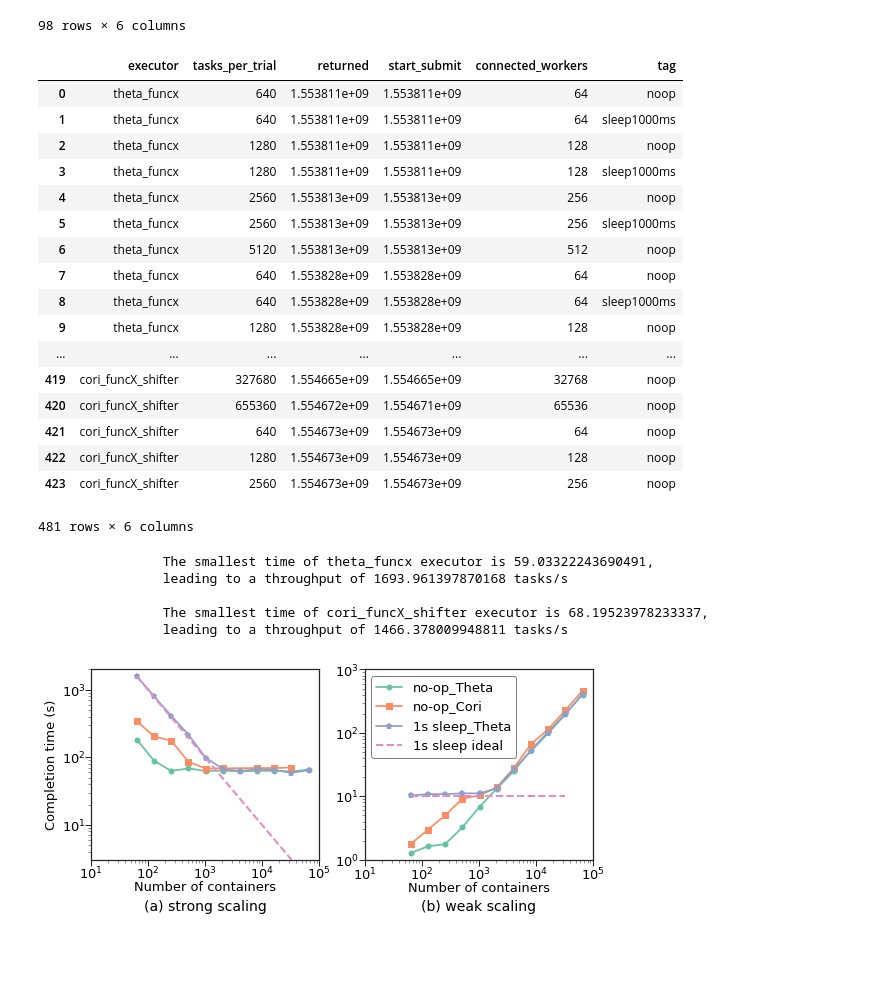
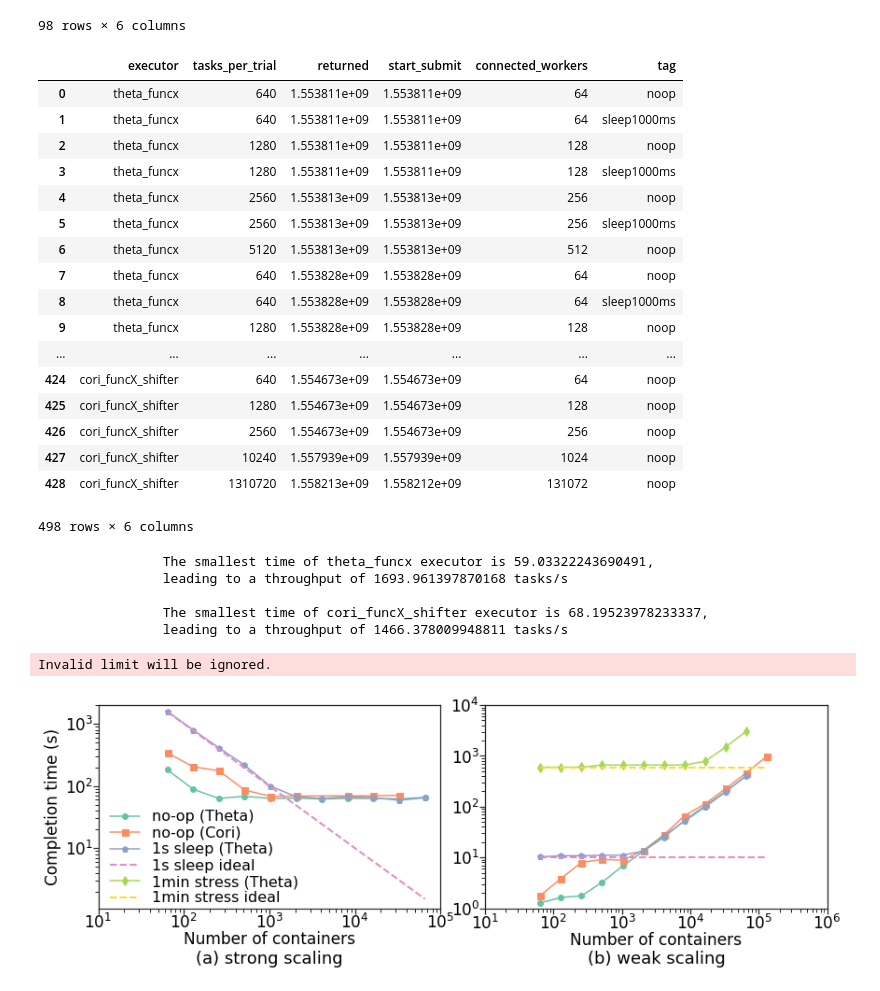
Before and after one commit to ZhuozhaoLi/sc-funcx-eval, a Jupyter notebook: notebooks/strong-weak.ipynb, the cells around one changed output. Drawn from its saved outputs; the diff is of its cells as text; code cells hidden in the pictures; blank space fills up the shorter version.

Commit message:
update strong weak notebook

```diff
--- a/notebooks/strong-weak.ipynb
+++ b/notebooks/strong-weak.ipynb
@@ -20,8 +20,8 @@ def get_dataframes(query, databases):
 # %%
 query = 'select executor, tasks_per_trial, returned, start_submit, connected_workers, tag from tasks'
 strong_databases = [
-             '../funcx/theta/strong-scaling/data.db',
-             'strong_data.db'
+             '../theta-scaling/strong-scaling/data.db',
+            'strong_data.db'
              ]
 strong_tasks = get_dataframes(query, strong_databases)
 strong_tasks
@@ -46,8 +46,8 @@ strong_tasks
 98 rows × 6 columns
 # %%
 weak_databases = [
-            '../funcx/theta/weak-scaling/data.db',
-            'weak_data.db'
+            '../theta-scaling/weak-scaling/data.db',
+            '../cori/weak-scaling/data.db'
             ]
 weak_tasks = get_dataframes(query, weak_databases)
 weak_tasks
@@ -64,12 +64,12 @@ weak_tasks
 | 8 | theta_funcx | 640 | 1.553828e+09 | 1.553828e+09 | 64 | sleep1000ms |
 | 9 | theta_funcx | 1280 | 1.553828e+09 | 1.553828e+09 | 128 | noop |
 | ... | ... | ... | ... | ... | ... | ... |
-| 419 | cori_funcX_shifter | 327680 | 1.554665e+09 | 1.554665e+09 | 32768 | noop |
-| 420 | cori_funcX_shifter | 655360 | 1.554672e+09 | 1.554671e+09 | 65536 | noop |
-| 421 | cori_funcX_shifter | 640 | 1.554673e+09 | 1.554673e+09 | 64 | noop |
-| 422 | cori_funcX_shifter | 1280 | 1.554673e+09 | 1.554673e+09 | 128 | noop |
-| 423 | cori_funcX_shifter | 2560 | 1.554673e+09 | 1.554673e+09 | 256 | noop |
+| 424 | cori_funcX_shifter | 640 | 1.554673e+09 | 1.554673e+09 | 64 | noop |
+| 425 | cori_funcX_shifter | 1280 | 1.554673e+09 | 1.554673e+09 | 128 | noop |
+| 426 | cori_funcX_shifter | 2560 | 1.554673e+09 | 1.554673e+09 | 256 | noop |
+| 427 | cori_funcX_shifter | 10240 | 1.557939e+09 | 1.557939e+09 | 1024 | noop |
+| 428 | cori_funcX_shifter | 1310720 | 1.558213e+09 | 1.558212e+09 | 131072 | noop |
-481 rows × 6 columns
+498 rows × 6 columns
 # %%
 strong_tasks['completion time'] = strong_tasks['returned'] - strong_tasks['start_submit']
 strong_tasks.head()
@@ -86,11 +86,11 @@ labels = {
 }
 
 executor_labels = {
-    'theta_funcx': 'FuncX',
-    'cori_funcX_shifter': 'cori_funcX_shifter'
+    'theta_funcx': 'Theta',
+    'cori_funcX_shifter': 'Cori'
 }
 tasks_per_trial = 100000
-fig, axes = plt.subplots(1, 2, figsize=(9,3.5))
+fig, axes = plt.subplots(1, 2, figsize=(14,4))
 
 #strong scaling
 ax = axes[0]
@@ -109,6 +109,8 @@ for i, (tag, label) in enumerate(labels.items()):
                 (strong_tasks['tasks_per_trial'] == tasks_per_trial) & \
                 (strong_tasks['executor'] == executor) & \
                 (strong_tasks['connected_workers'] <= 65536)
+        if executor == 'cori_funcX_shifter':
+            cuts = cuts & (strong_tasks['connected_workers'] <= 32768)
         df = strong_tasks[cuts][['connected_workers', 'completion time']]
         if len(df) == 0: continue
         if tag == 'noop':
@@ -124,12 +126,12 @@ for i, (tag, label) in enumerate(labels.items()):
             means.plot('connected_workers', 'completion time',
                        marker=markers[i*2+j], ms=marker_sizes[i*2+j], logy=True, logx=True,
                        #color=colors[i*2+j],
-                       label=label+'_'+executor_labels[executor], ax=ax) # , yerr=list(standard_deviations['completion time'])
+                       label=label+' ('+executor_labels[executor]+')', ax=ax) # , yerr=list(standard_deviations['completion time'])
             ax.set_xscale('log', basex=10)
 
         if (tag != 'noop') and (len(df['connected_workers'].unique()) > 1):
         #if (len(df['connected_workers'].unique()) > 1):
-            ideal = pd.DataFrame( [{'connected_workers': 2**l} for l in range(6, 16)])
+            ideal = pd.DataFrame( [{'connected_workers': 2**l} for l in range(6, 17)])
             if tag == 'noop': sleep = 0
             else:
                 sleep = int(re.sub("[^0-9^.]", "", tag)) / 1000
@@ -149,10 +151,10 @@ for i, (tag, label) in enumerate(labels.items()):
 #         box = ax.get_position()
 ax.set_ylim([0, 2000])
 ax.set_xlim(10, 100000)
-ax.set_ylabel('Completion time (s)', fontsize=13, color='black')
+ax.set_ylabel('Completion time (s)', fontsize=17, color='black')
 ax.get_legend().remove()
 ax.tick_params(axis='y', which='minor')
-ax.tick_params(axis='both', which='major', pad=-1, labelsize=13, labelcolor='black')
+ax.tick_params(axis='both', which='major', pad=-1, labelsize=17, labelcolor='black')
 
 sleeps = {
     0 :  'no-op',
@@ -161,6 +163,7 @@ sleeps = {
     1000: '1s sleep',
     #10000: '10s sleep',
     #100000: '10s sleep',
+    60000: '1min stress',
 }
 
 executor_labels = {
@@ -174,6 +177,7 @@ tags = {
     1000: 'sleep1000ms',
     10000: 'sleep10s',
     100000: 'sleep100s',
+    60000: 'stress'
 
 }
 
@@ -191,7 +195,7 @@ for i, (sleep, label) in enumerate(sleeps.items()):
         cuts = (weak_tasks['tag'] == tag) & \
                 (weak_tasks['tasks_per_trial'] == 10 * weak_tasks['connected_workers']) & \
                 (weak_tasks['executor'] == executor) & \
-                (weak_tasks['connected_workers'] <= 65536)
+                (weak_tasks['connected_workers'] <= 131072)
         df = weak_tasks[cuts]
         if len(df) == 0: continue
         executor_label = executor_labels[executor]
@@ -199,52 +203,55 @@ for i, (sleep, label) in enumerate(sleeps.items()):
         means.plot('connected_workers', 'completion time', marker=markers[i*2+j], ms=marker_sizes[i*2+j],
                    logy=True, logx=True,
                    #color=colors[i*2+j],
-                   label=label+'_'+executor_labels[executor], ax=ax) # , yerr=list(standard_deviations['completion time'])
+                   label=label+' ('+executor_labels[executor]+')', ax=ax) # , yerr=list(standard_deviations['completion time'])
 
         #print(executor, means)
         max_workers = max(max(means['connected_workers']), max_workers)
 
         if (tag != 'noop') and (len(df['connected_workers'].unique()) > 1):
         #if (len(df['connected_workers'].unique()) > 1):
-            ideal = pd.DataFrame( [{'connected_workers': 2**l} for l in range(6, 16)])
+            ideal = pd.DataFrame( [{'connected_workers': 2**l} for l in range(6, 18)])
             sleep = sleep / 1000
             ideal['completion time'] = 10 * sleep
             ideal.plot('connected_workers', 'completion time',
                        logy=True,
                        #color=colors[i*2+j],
                        linewidth=2, linestyle='--',
                        label='{} ideal'.format(label), ax=ax)    #ax.set_ylim(max_ylim * 1.2)
 
-    ax.set_ylim([1, 1000])
-    ax.set_xlim(10, 100000)
+    ax.set_ylim([1, 10000])
+    ax.set_xlim(10, 1000000)
     #ax.set_ylabel('Completion time (s)', fontsize=13, color='black')
     ax.get_legend().remove()
     ax.tick_params(axis='y', which='minor')
-    ax.tick_params(axis='both', which='major', pad=0, labelsize=13, labelcolor='black')
+    ax.tick_params(axis='both', which='major', pad=0, labelsize=17, labelcolor='black')
 
-    plt.tick_params(axis='both', which='major', pad=0, labelsize=13, labelcolor='black')
+    plt.tick_params(axis='both', which='major', pad=0, labelsize=17, labelcolor='black')
     #legend = plt.legend(loc='center left', bbox_to_anchor=(0.8, 0.5), frameon=True, fontsize=13)
-    legend = plt.legend(loc='upper left',
+    legend = plt.legend(loc='upper center',
                         ncol=1,
-                        #bbox_to_anchor=(-2.7, 1.2),
-                        fancybox=True, frameon=True, fontsize=13, framealpha=0.5)
+                        bbox_to_anchor=(-0.82, 0.55),
+                        columnspacing=-0.2,
+                        labelspacing=0.15,
+                        fancybox=True, frameon=True, fontsize=16, framealpha=0)
     plt.setp(legend.get_texts(), color='black')
     legend.get_frame().set_edgecolor('black')
     legend.get_frame().set_linewidth(1)
-    plt.subplots_adjust(wspace=0.2, hspace=0)
+    plt.subplots_adjust(wspace=0.13, hspace=0)
 
 
 #titles = ['(a) no-op', '(b) sleep(10 ms)', '(c) sleep(100 ms)', '(d) sleep(1000 ms)']
 titles = ['(a) strong scaling', '(b) weak scaling']
 for i, ax in enumerate(axes):
-    ax.set_xlabel('Number of containers', labelpad=-0.5, fontsize=13, color='black')
-    ax.set_title(titles[i], y=-0.3, fontsize=14, color='black')
+    ax.set_xlabel('Number of containers', labelpad=-0.5, fontsize=17, color='black')
+    ax.set_title(titles[i], y=-0.3, fontsize=18, color='black')
 
 plt.savefig('png/strong-weak.png', bbox_inches = "tight", dpi=1000)
 # %% [output]
                 The smallest time of theta_funcx executor is 59.03322243690491,
                 leading to a throughput of 1693.961397870168 tasks/s
 
                 The smallest time of cori_funcX_shifter executor is 68.19523978233337,
                 leading to a throughput of 1466.378009948811 tasks/s
+Invalid limit will be ignored.
-[figure, old version]
+[figure, new version]
```
Also changed, not shown: parts of 1 cell of this notebook.
